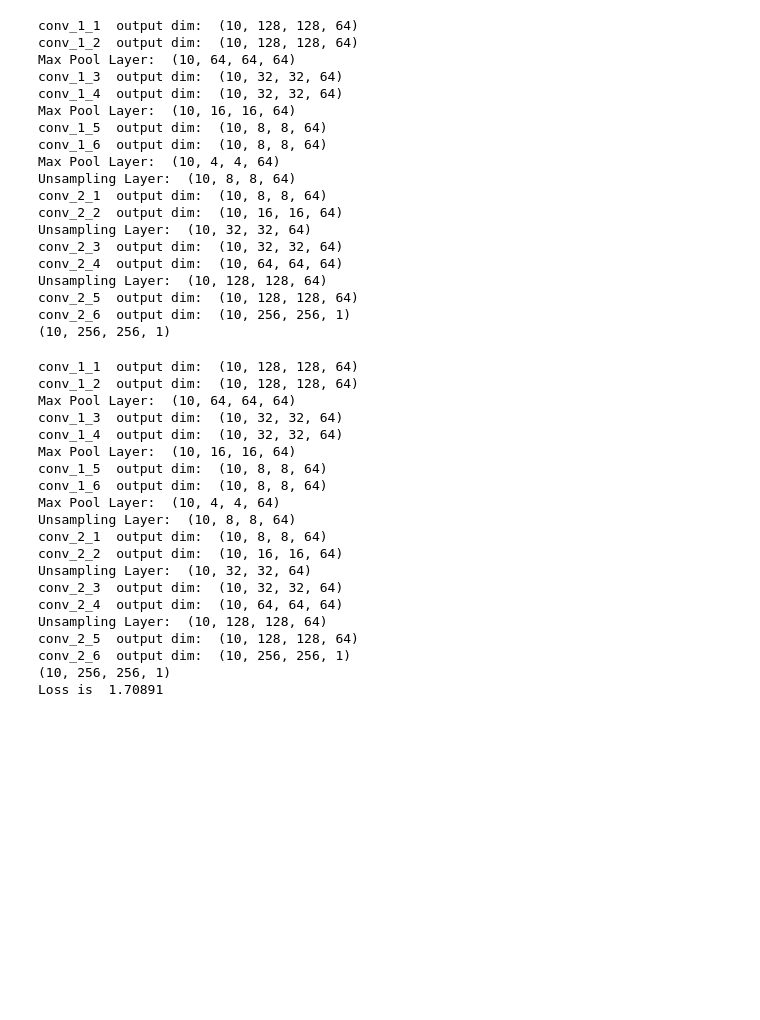
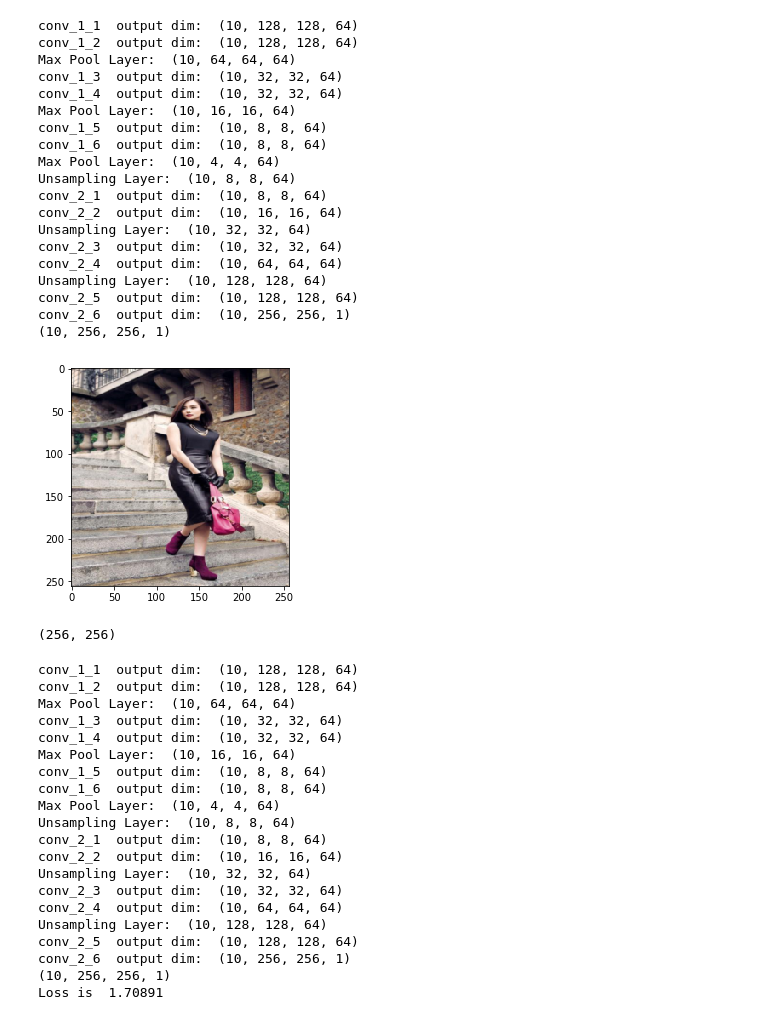
Before and after one commit to CSCI599-Lim-Squad/CycleGAN, a Jupyter notebook: Segmentation/ImageSegmentation.ipynb, the cells around one changed output. Drawn from its saved outputs; the diff is of its cells as text; code cells hidden in the pictures; blank space fills up the shorter version.

Commit message:
load data corrected

```diff
--- a/Segmentation/ImageSegmentation.ipynb
+++ b/Segmentation/ImageSegmentation.ipynb
@@ -79,7 +79,7 @@ class SegmentationNN:
         self.loss = self._loss(self.output, self.label)
         self.optimizer = self._optimizer()
 
-    def load_data(self, TO_TRAIN_PATH, GROUND_TRUTH_PATH):
+    def load_data(self, TO_TRAIN_PATH, GROUD_TRUTH_PATH):
         to_train = []
         label = []
         count = 0
@@ -91,6 +91,7 @@ class SegmentationNN:
 
                 image = scipy.misc.imread((GROUND_TRUTH_PATH + file.name).replace('jpg', 'png'))
                 image = scipy.misc.imresize(image, (IMAGE_HEIGHT, IMAGE_WIDTH))
+                image = np.reshape(image, (IMAGE_HEIGHT, IMAGE_WIDTH, 1))
                 label.append(image)
                 count = count + 1
 
@@ -200,6 +201,16 @@ Unsampling Layer:  (10, 128, 128, 64)
 conv_2_5  output dim:  (10, 128, 128, 64)
 conv_2_6  output dim:  (10, 256, 256, 1)
 (10, 256, 256, 1)
+# %%
+plt.imshow(trainning_set[100])
+plt.show()
+
+
+image = label_set[100]
+print(.shape)
+# %% [output]
+[figure, added]
+(256, 256)
 # %%
 tf.reset_default_graph()
 
```
Also changed, not shown: 2 other files.
